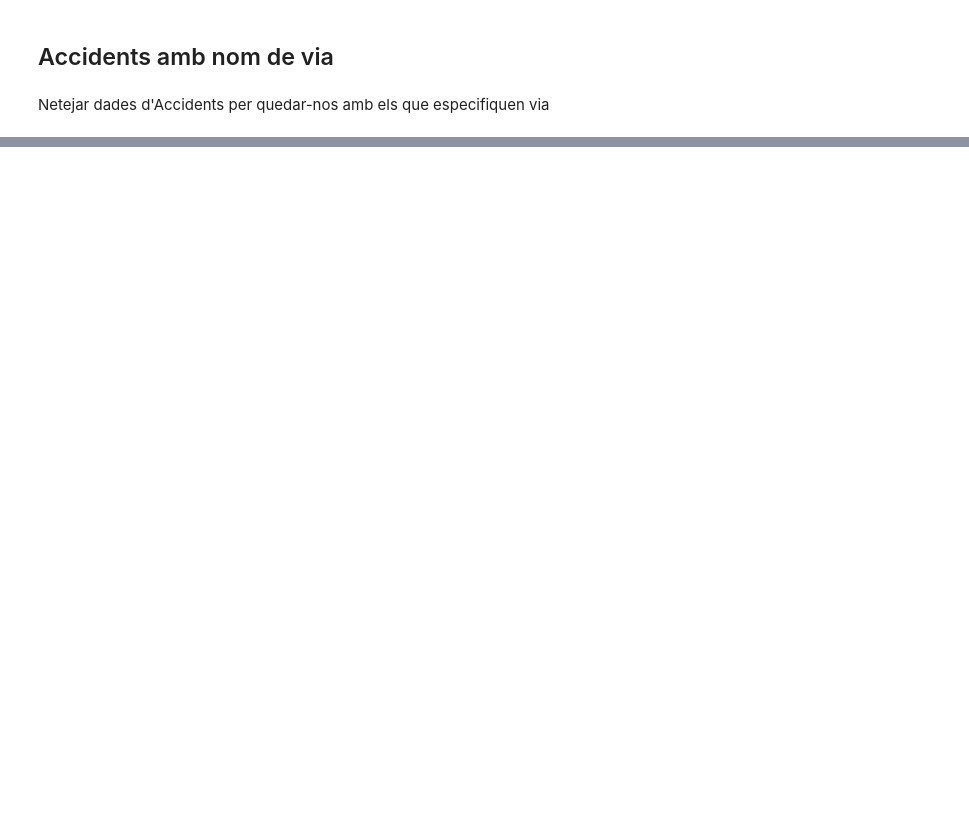
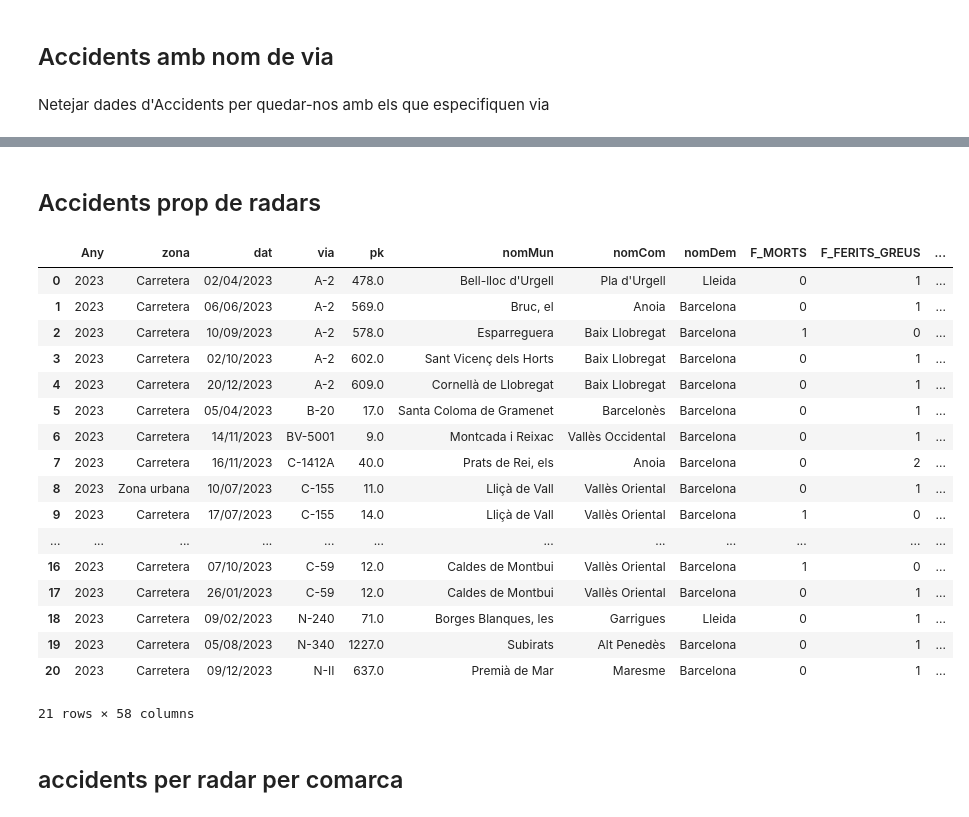
Before and after one commit to SeergiCureero/Proyecto-Analitica-Descriptiva, a Jupyter notebook: main.ipynb, the cells around one changed output, grey strips where cells are left out. Saved outputs shown, nothing was run; the diff lists cells and outputs as text; code cells hidden in the pictures; blank space fills up the shorter version.

```diff
--- a/main.ipynb
+++ b/main.ipynb
@@ -4,8 +4,3 @@
 ## Setup
 # %% [markdown]
 ### Importem els moduls que necessitarem
-# %%
-import pandas as pd
-import matplotlib.pyplot as plt
-
-pd.set_option('display.max_columns',None)
@@ -127,0 +118,53 @@ AccidentsCOMPLET [  (AccidentsCOMPLET['F_VICTIMES']>35) & (AccidentsCOMPLET['F_U
+# %% [markdown]
+## Accidents prop de radars
+# %%
+radarsCatalunya = pd.read_csv('dades/radarsCatalunya.csv')
+# %%
+df2023 = AccidentsPerAny[13]
+
+accidentsPropDeRadar = []
+
+# Assegura't que les columnes PK són float (o int)
+df2023['pk'] = pd.to_numeric(df2023['pk'], errors='coerce')
+radarsCatalunya['PK'] = pd.to_numeric(radarsCatalunya['PK'], errors='coerce')
+
+# També assegurem que 'VIA' té el mateix format (en majúscules per si cal)
+df2023['via'] = df2023['via'].str.upper()
+radarsCatalunya['VIA'] = radarsCatalunya['VIA'].str.upper()
+
+for _, radar in radarsCatalunya.iterrows():
+    viaRadar = radar['VIA']
+    pkRadar = radar['PK']
+
+    # Accidents a la mateixa via i dins d'1 km del radar
+    accidentsProxims = df2023[
+        (df2023['via'] == viaRadar) &
+        (abs(df2023['pk'] - pkRadar) <= 1.5)
+    ]
+
+    accidentsPropDeRadar.append(accidentsProxims)
+
+# Combina resultats i elimina duplicats
+accidentsPropDeRadar = pd.concat(accidentsPropDeRadar).drop_duplicates().reset_index(drop=True)
+accidentsPropDeRadar
+# %% [output]
+|  | Any | zona | dat | via | pk | nomMun | nomCom | nomDem | F_MORTS | F_FERITS_GREUS | ... |
+| 0 | 2023 | Carretera | 02/04/2023 | A-2 | 478.0 | Bell-lloc d'Urgell | Pla d'Urgell | Lleida | 0 | 1 | ... |
+| 1 | 2023 | Carretera | 06/06/2023 | A-2 | 569.0 | Bruc, el | Anoia | Barcelona | 0 | 1 | ... |
+| 2 | 2023 | Carretera | 10/09/2023 | A-2 | 578.0 | Esparreguera | Baix Llobregat | Barcelona | 1 | 0 | ... |
+| 3 | 2023 | Carretera | 02/10/2023 | A-2 | 602.0 | Sant Vicenç dels Horts | Baix Llobregat | Barcelona | 0 | 1 | ... |
+| 4 | 2023 | Carretera | 20/12/2023 | A-2 | 609.0 | Cornellà de Llobregat | Baix Llobregat | Barcelona | 0 | 1 | ... |
+| 5 | 2023 | Carretera | 05/04/2023 | B-20 | 17.0 | Santa Coloma de Gramenet | Barcelonès | Barcelona | 0 | 1 | ... |
+| 6 | 2023 | Carretera | 14/11/2023 | BV-5001 | 9.0 | Montcada i Reixac | Vallès Occidental | Barcelona | 0 | 1 | ... |
+| 7 | 2023 | Carretera | 16/11/2023 | C-1412A | 40.0 | Prats de Rei, els | Anoia | Barcelona | 0 | 2 | ... |
+| 8 | 2023 | Zona urbana | 10/07/2023 | C-155 | 11.0 | Lliçà de Vall | Vallès Oriental | Barcelona | 0 | 1 | ... |
+| 9 | 2023 | Carretera | 17/07/2023 | C-155 | 14.0 | Lliçà de Vall | Vallès Oriental | Barcelona | 1 | 0 | ... |
+| ... | ... | ... | ... | ... | ... | ... | ... | ... | ... | ... | ... |
+| 16 | 2023 | Carretera | 07/10/2023 | C-59 | 12.0 | Caldes de Montbui | Vallès Oriental | Barcelona | 1 | 0 | ... |
+| 17 | 2023 | Carretera | 26/01/2023 | C-59 | 12.0 | Caldes de Montbui | Vallès Oriental | Barcelona | 0 | 1 | ... |
+| 18 | 2023 | Carretera | 09/02/2023 | N-240 | 71.0 | Borges Blanques, les | Garrigues | Lleida | 0 | 1 | ... |
+| 19 | 2023 | Carretera | 05/08/2023 | N-340 | 1227.0 | Subirats | Alt Penedès | Barcelona | 0 | 1 | ... |
+| 20 | 2023 | Carretera | 09/12/2023 | N-II | 637.0 | Premià de Mar | Maresme | Barcelona | 0 | 1 | ... |
+21 rows × 58 columns
+# %% [markdown]
+## accidents per radar per comarca
```
Also changed, not shown: parts of 39 cells of this notebook, 1 other file.
